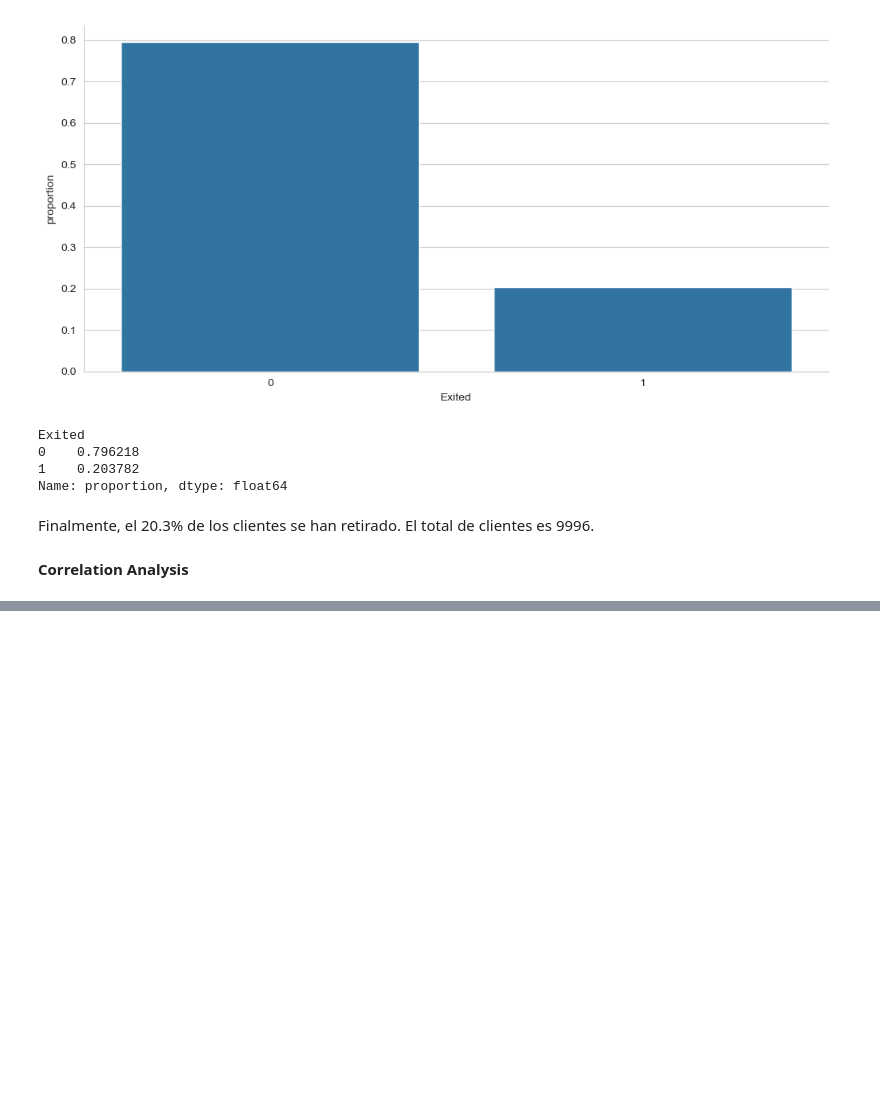
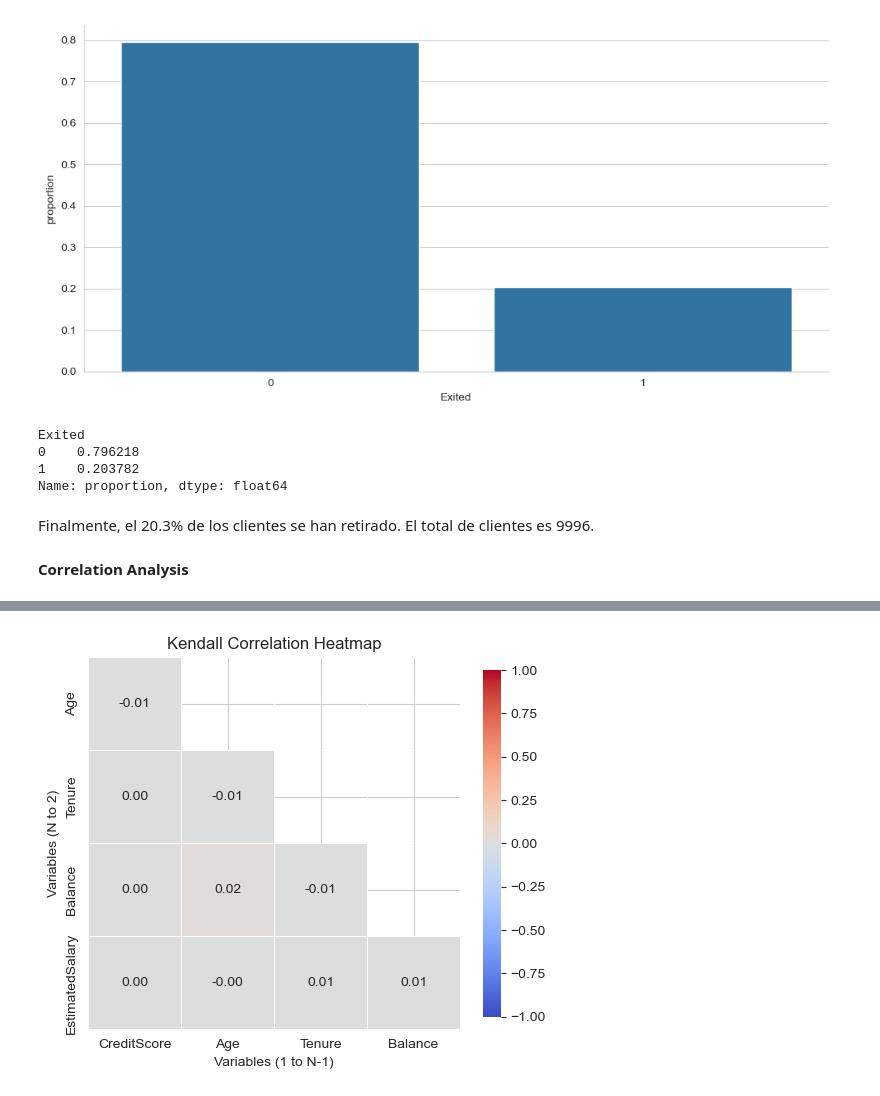
Before and after one commit to davexat/Customer_Churn_Predictor, a Jupyter notebook: notebooks/2.0_dsb_data_exploration.ipynb, the cells around one changed output, grey strips where cells are left out. Drawn from its saved outputs; the diff is of its cells as text; code cells hidden in the pictures; blank space fills up the shorter version.

```diff
--- a/notebooks/2.0_dsb_data_exploration.ipynb
+++ b/notebooks/2.0_dsb_data_exploration.ipynb
@@ -380,0 +384,4 @@ Se analizarán los scatterplots de cada variable para verificar si existe algún
+# %%
+plots.plot_correlation_heatmap(df[num_vars], 'kendall')
+# %% [output]
+[figure, added]
```
Also changed, not shown: parts of 20 cells of this notebook, 1 other file.
